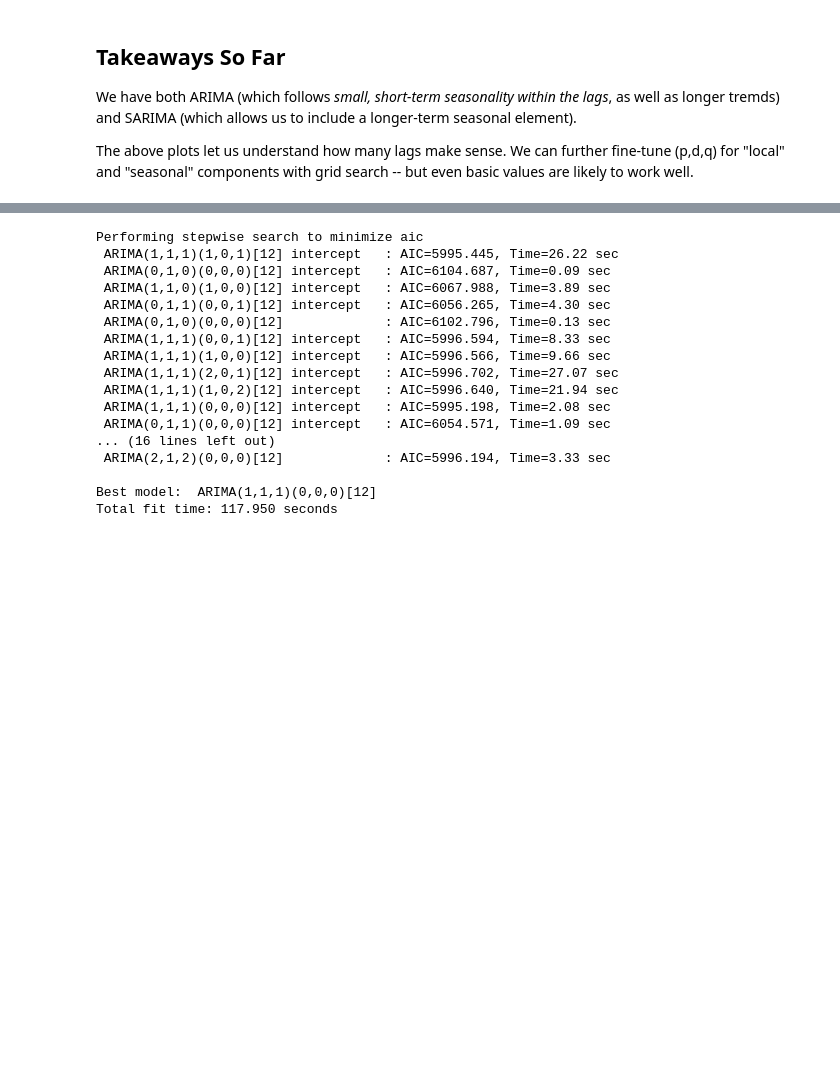
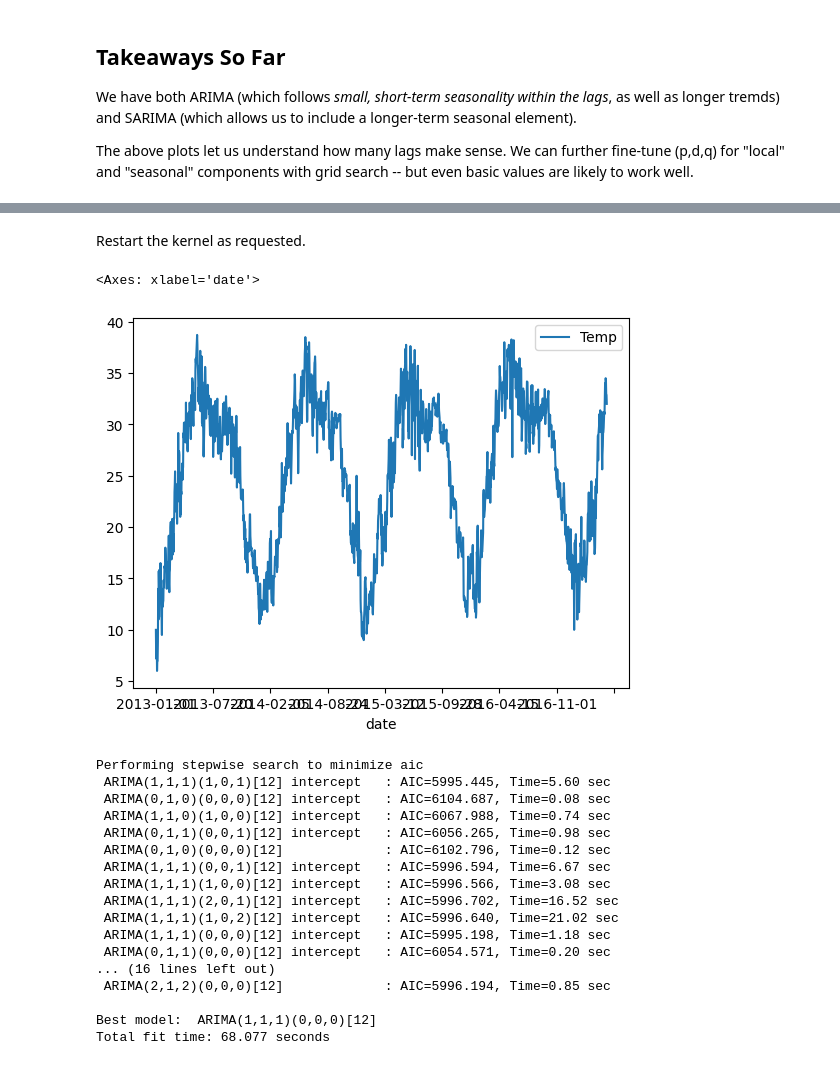
Before and after one commit to zackives/upenn-cis5450-hw, a Jupyter notebook: ARIMA_SARIMA_more.ipynb, the cells around one changed output, grey strips where cells are left out. Drawn from its saved outputs; the diff is of its cells as text; code cells hidden in the pictures; blank space fills up the shorter version.

```diff
--- a/ARIMA_SARIMA_more.ipynb
+++ b/ARIMA_SARIMA_more.ipynb
@@ -94,21 +91,35 @@ Requirement already satisfied: six in /usr/local/lib/python3.10/dist-packages (f
+# %% [markdown]
+Restart the kernel as requested.
+# %%
+import pandas as pd
+
+temps = pd.read_csv('DailyDelhiClimate.csv', header=0, index_col=0)
+
+temps = temps[['Temp']]
+temps.plot()
+# %% [output]
+<Axes: xlabel='date'>
+[figure, added]
 # %%
+import warnings
+warnings.filterwarnings('ignore')
 import pmdarima as pmd
 model = pmd.auto_arima(temps['Temp'],start_p=1,start_q=1,test='adf',m=12,seasonal=True,trace=True)
 # %% [output]
 Performing stepwise search to minimize aic
- ARIMA(1,1,1)(1,0,1)[12] intercept   : AIC=5995.445, Time=26.22 sec
- ARIMA(0,1,0)(0,0,0)[12] intercept   : AIC=6104.687, Time=0.09 sec
- ARIMA(1,1,0)(1,0,0)[12] intercept   : AIC=6067.988, Time=3.89 sec
- ARIMA(0,1,1)(0,0,1)[12] intercept   : AIC=6056.265, Time=4.30 sec
- ARIMA(0,1,0)(0,0,0)[12]             : AIC=6102.796, Time=0.13 sec
- ARIMA(1,1,1)(0,0,1)[12] intercept   : AIC=5996.594, Time=8.33 sec
- ARIMA(1,1,1)(1,0,0)[12] intercept   : AIC=5996.566, Time=9.66 sec
- ARIMA(1,1,1)(2,0,1)[12] intercept   : AIC=5996.702, Time=27.07 sec
- ARIMA(1,1,1)(1,0,2)[12] intercept   : AIC=5996.640, Time=21.94 sec
- ARIMA(1,1,1)(0,0,0)[12] intercept   : AIC=5995.198, Time=2.08 sec
- ARIMA(0,1,1)(0,0,0)[12] intercept   : AIC=6054.571, Time=1.09 sec
+ ARIMA(1,1,1)(1,0,1)[12] intercept   : AIC=5995.445, Time=5.60 sec
+ ARIMA(0,1,0)(0,0,0)[12] intercept   : AIC=6104.687, Time=0.08 sec
+ ARIMA(1,1,0)(1,0,0)[12] intercept   : AIC=6067.988, Time=0.74 sec
+ ARIMA(0,1,1)(0,0,1)[12] intercept   : AIC=6056.265, Time=0.98 sec
+ ARIMA(0,1,0)(0,0,0)[12]             : AIC=6102.796, Time=0.12 sec
+ ARIMA(1,1,1)(0,0,1)[12] intercept   : AIC=5996.594, Time=6.67 sec
+ ARIMA(1,1,1)(1,0,0)[12] intercept   : AIC=5996.566, Time=3.08 sec
+ ARIMA(1,1,1)(2,0,1)[12] intercept   : AIC=5996.702, Time=16.52 sec
+ ARIMA(1,1,1)(1,0,2)[12] intercept   : AIC=5996.640, Time=21.02 sec
+ ARIMA(1,1,1)(0,0,0)[12] intercept   : AIC=5995.198, Time=1.18 sec
+ ARIMA(0,1,1)(0,0,0)[12] intercept   : AIC=6054.571, Time=0.20 sec
 ... (16 lines left out)
- ARIMA(2,1,2)(0,0,0)[12]             : AIC=5996.194, Time=3.33 sec
+ ARIMA(2,1,2)(0,0,0)[12]             : AIC=5996.194, Time=0.85 sec
 
 Best model:  ARIMA(1,1,1)(0,0,0)[12]
-Total fit time: 117.950 seconds
+Total fit time: 68.077 seconds
```
Also changed, not shown: parts of 12 cells of this notebook.
